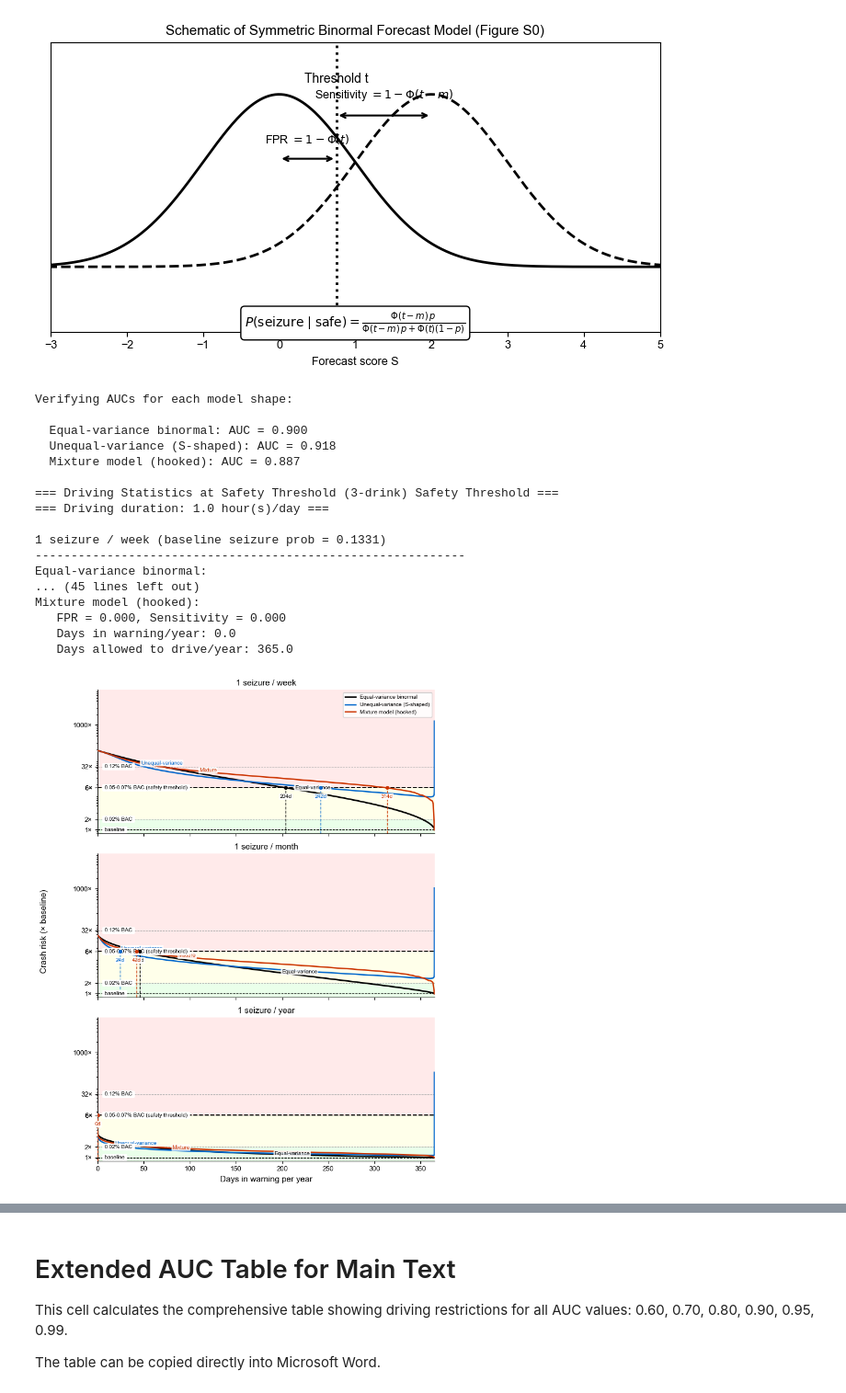
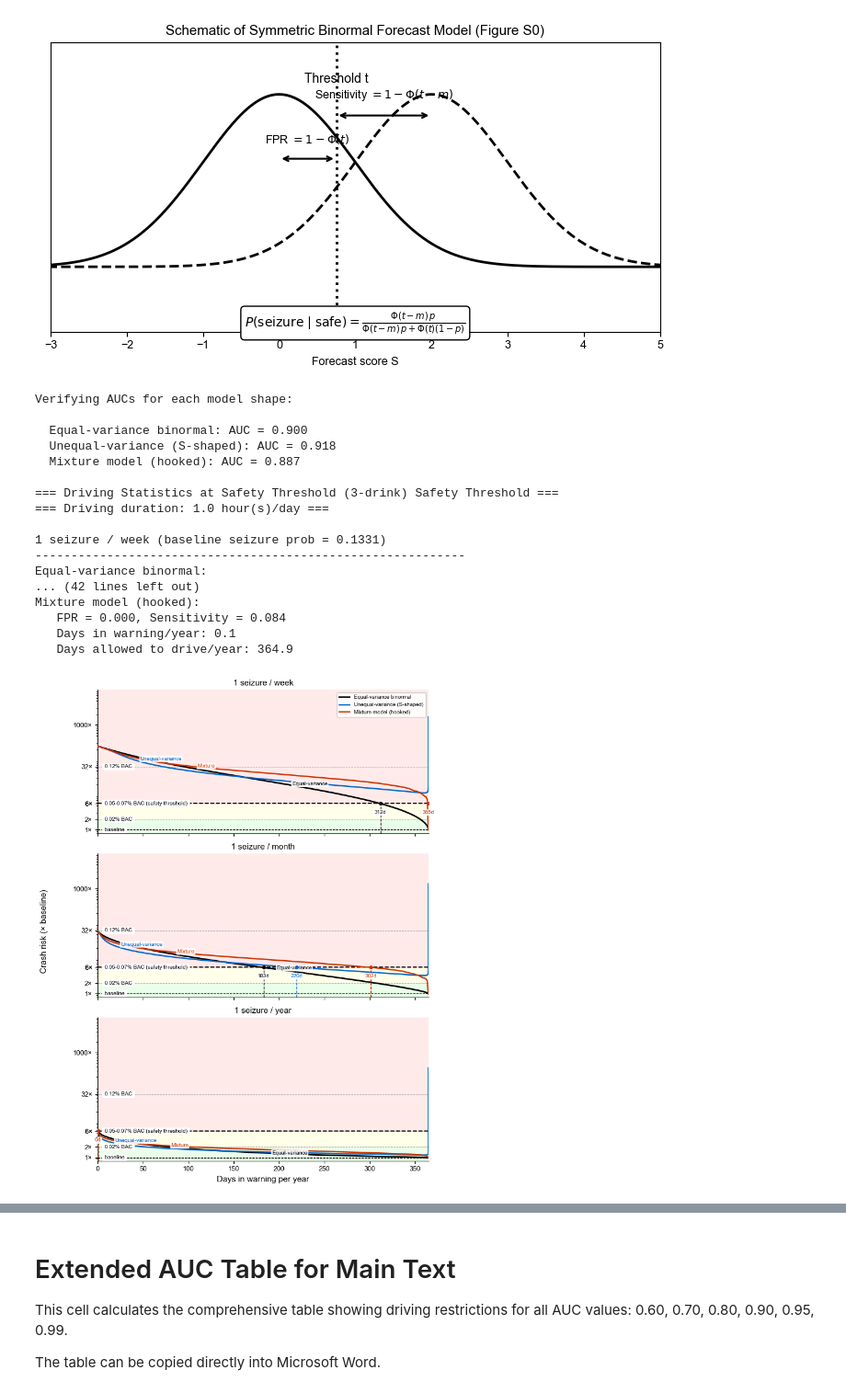
Before and after one commit to bdsp-core/seizure_forecasting_crash_analysis, a Jupyter notebook: crashes_vs_TiW.ipynb, the cells around one changed output, grey strips where cells are left out. Shown at 92% size. Cells and saved outputs as stored; diff of their text form; code cells hidden in the pictures.

```diff
--- a/crashes_vs_TiW.ipynb
+++ b/crashes_vs_TiW.ipynb
@@ -827,15 +845,16 @@ rng = np.random.default_rng(RNG_SEED)
 R = [1/7, 1/30, 1/365]
 R_labels = ['1 seizure / week', '1 seizure / month', '1 seizure / year']
 
-# Reference crash risks (baseline sober risk p0)
-p0 = 1.5e-5
-p1 = p0 * 2**(0.02/0.02)   # 1 drink
-p3 = p0 * 2**(0.05/0.02)   # 3 drinks
-p3 = p0 * 2**(0.08/0.02)   # 3 drinks (safety threshold)
-p6 = p0 * 2**(0.12/0.02)   # 6 drinks
+# Reformulated unit-consistent fatal-crash model (see crashes_vs_TiW cell 0)
+lambda_f = 4.5e-7
+q_f = 0.02
+
+p0 = 1.0
+p1 = 2**(0.02/0.02)   # ~2x
+p3 = 2**(0.05/0.02)   # ~6x  (safety threshold)
+p6 = 2**(0.12/0.02)   # ~32x
 
 y_limits = [0.8, 1e4]
-p_crash_given_seizure_while_driving = 0.5  # P(crash | seizure occurs while driving)
 
 # Driving duration for this sensitivity analysis
 # Using 1 hour as a representative middle-ground value
@@ -849,7 +868,7 @@ TARGET_AUC = 0.90
 # ROC curve computation for different shapes
 # -------------------------
 
-def compute_curve_binormal_equal_var(auc, p_seizure, driving_hours, n_points=1000):
+def compute_curve_binormal_equal_var(auc, p_seizure, driving_hours, n_points=2000):
     """
     Equal-variance binormal model (standard symmetric ROC).
     Updated to include driving exposure in crash calculation.
@@ -868,18 +887,18 @@ def compute_curve_binormal_equal_var(auc, p_seizure, driving_hours, n_points=100
     p_warning = sensitivity * p_seizure + fpr * (1 - p_seizure)
     days_warning = p_warning * 365
 
-    # Updated crash model with driving exposure
+    # Reformulated unit-consistent crash model
+    B_day = driving_hours * lambda_f
     p_driving_at_seizure = driving_hours / 24
-    p_crash_given_seizure_day = (p_driving_at_seizure * p_crash_given_seizure_while_driving
-                                  + (1 - p_driving_at_seizure) * p0)
-
-    pc = p_seiz_given_safe * p_crash_given_seizure_day + (1 - p_seiz_given_safe) * p0
-    pc_relative = pc / p0
+    p_crash_given_seizure_day = (p_driving_at_seizure * q_f
+                                  + (1 - p_driving_at_seizure) * B_day)
+    pc = p_seiz_given_safe * p_crash_given_seizure_day + (1 - p_seiz_given_safe) * B_day
+    pc_relative = pc / B_day
 
     return days_warning, pc_relative, sensitivity, fpr
 
 
-def compute_curve_binormal_unequal_var(p_seizure, driving_hours, n_points=1000):
+def compute_curve_binormal_unequal_var(p_seizure, driving_hours, n_points=2000):
     """
     Unequal-variance binormal model (S-shaped ROC).
 
@@ -910,13 +929,13 @@ def compute_curve_binormal_unequal_var(p_seizure, driving_hours, n_points=1000):
     p_warning = sensitivity * p_seizure + fpr * (1 - p_seizure)
     days_warning = p_warning * 365
 
-    # Updated crash model with driving exposure
+    # Reformulated unit-consistent crash model
+    B_day = driving_hours * lambda_f
     p_driving_at_seizure = driving_hours / 24
-    p_crash_given_seizure_day = (p_driving_at_seizure * p_crash_given_seizure_while_driving
-                                  + (1 - p_driving_at_seizure) * p0)
-
-    pc = p_seiz_given_safe * p_crash_given_seizure_day + (1 - p_seiz_given_safe) * p0
-    pc_relative = pc / p0
+    p_crash_given_seizure_day = (p_driving_at_seizure * q_f
+                                  + (1 - p_driving_at_seizure) * B_day)
+    pc = p_seiz_given_safe * p_crash_given_seizure_day + (1 - p_seiz_given_safe) * B_day
+    pc_relative = pc / B_day
 
     return days_warning, pc_relative, sensitivity, fpr
 
@@ -963,17 +982,17 @@ def compute_curve_mixture_positive(p_seizure, driving_hours, n_sim=500_000):
     p_warning = sensitivity * p_seizure + fpr * (1 - p_seizure)
     days_warning = p_warning * 365
 
-    # Updated crash model with driving exposure
+    # Reformulated unit-consistent crash model
+    B_day = driving_hours * lambda_f
     p_driving_at_seizure = driving_hours / 24
-    p_crash_given_seizure_day = (p_driving_at_seizure * p_crash_given_seizure_while_driving
-                                  + (1 - p_driving_at_seizure) * p0)
-
-    pc = p_seiz_given_safe * p_crash_given_seizure_day + (1 - p_seiz_given_safe) * p0
-    pc_relative = pc / p0
+    p_crash_given_seizure_day = (p_driving_at_seizure * q_f
+                                  + (1 - p_driving_at_seizure) * B_day)
+    pc = p_seiz_given_safe * p_crash_given_seizure_day + (1 - p_seiz_given_safe) * B_day
+    pc_relative = pc / B_day
 
     # Compute AUC for verification
     order = np.argsort(fpr)
-    auc = np.trapz(sensitivity[order], fpr[order])
+    auc = np.trapezoid(sensitivity[order], fpr[order])
 
     return days_warning, pc_relative, sensitivity, fpr, auc
 
@@ -1015,7 +1034,7 @@ test_p = 0.02  # arbitrary seizure prob for verification
 for cfg in model_configs:
     dw, pc, sens, fpr_arr = cfg["compute_func"](test_p, DRIVING_HOURS)
     order = np.argsort(fpr_arr)
-    auc = np.trapz(sens[order], fpr_arr[order])
+    auc = np.trapezoid(sens[order], fpr_arr[order])
     print(f"  {cfg['name']}: AUC = {auc:.3f}")
 
 print()
@@ -1167,7 +1186,7 @@ p_test = 0.02
 for cfg in model_configs:
     dw, pc, sens, fpr_arr = cfg["compute_func"](p_test, DRIVING_HOURS)
     order = np.argsort(fpr_arr)
-    auc = np.trapz(sens[order], fpr_arr[order])
+    auc = np.trapezoid(sens[order], fpr_arr[order])
 
     ax.plot(fpr_arr[order], sens[order],
             color=cfg["color"], linewidth=cfg["linewidth"],
@@ -1182,38 +1201,38 @@ ax.set_xlim([0, 1])
 ax.set_ylim([0, 1])
 ax.spines['top'].set_visible(False)
 ax.spines['right'].set_visible(False)
 ax.set_aspect('equal')
 
 fig.tight_layout()
 fig.savefig('Figure_S6.pdf', facecolor='white', bbox_inches='tight')
 fig.savefig('Figure_S6.png', facecolor='white', bbox_inches='tight', dpi=300)
 plt.show()
 
 # %% [markdown]
 # ## Summary
 #
 # PDFs saved:
 # - `Figure_S6.pdf` - Main figure (drink-equivalent visualization, 1 hr driving/day)
 # - `Figure_S6.pdf` - ROC curves for reference
 # %% [output]
 Verifying AUCs for each model shape:
 
   Equal-variance binormal: AUC = 0.900
   Unequal-variance (S-shaped): AUC = 0.918
   Mixture model (hooked): AUC = 0.887
 
 === Driving Statistics at Safety Threshold (3-drink) Safety Threshold ===
 === Driving duration: 1.0 hour(s)/day ===
 
 1 seizure / week (baseline seizure prob = 0.1331)
 ------------------------------------------------------------
 Equal-variance binormal:
-... (45 lines left out)
+... (42 lines left out)
 Mixture model (hooked):
-   FPR = 0.000, Sensitivity = 0.000
-   Days in warning/year: 0.0
-   Days allowed to drive/year: 365.0
+   FPR = 0.000, Sensitivity = 0.084
+   Days in warning/year: 0.1
+   Days allowed to drive/year: 364.9
-[figure, old version]
+[figure, new version]
 [figure]
 # %% [markdown]
 # Extended AUC Table for Main Text
```
Also changed, not shown: parts of 5 cells of this notebook, 26 other files.
